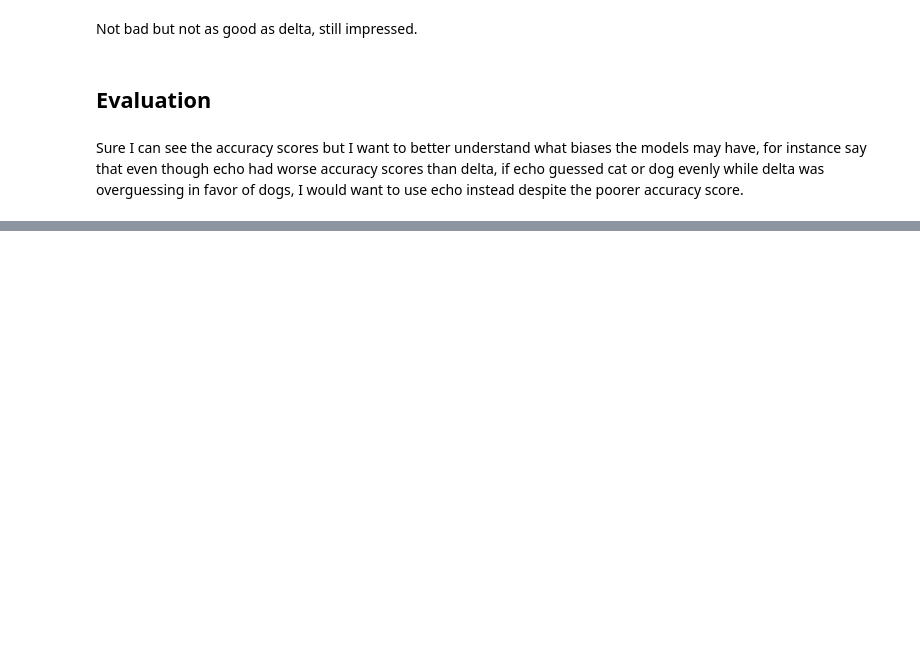
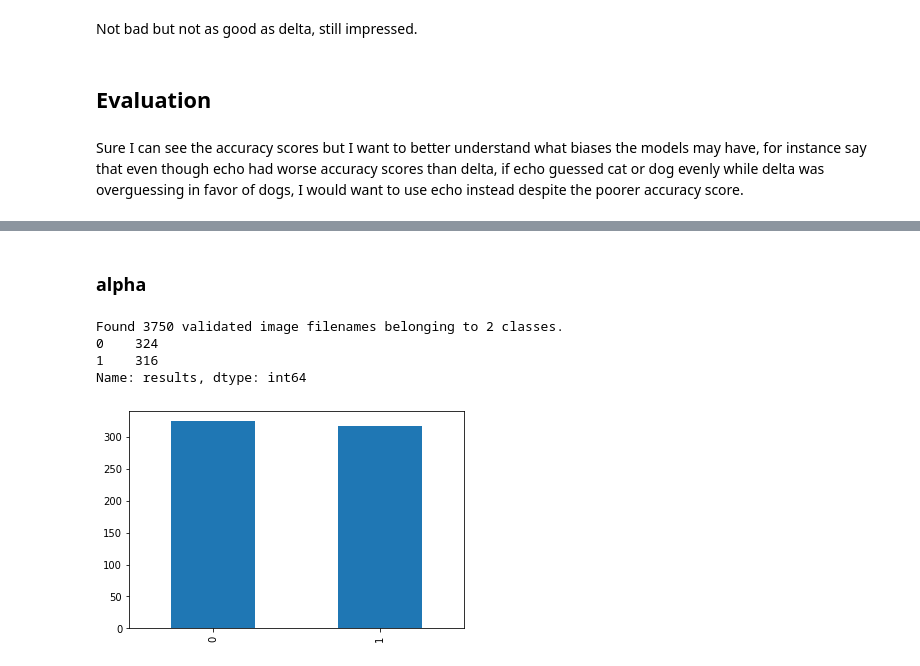
Before and after one commit to Booandlean/cat_or_dog, a Jupyter notebook: Notebooks/Modeling.ipynb, the cells around one changed output, grey strips where cells are left out. Drawn from its saved outputs; the diff is of its cells as text; code cells hidden in the pictures; blank space fills up the shorter version.

```diff
--- a/Notebooks/Modeling.ipynb
+++ b/Notebooks/Modeling.ipynb
@@ -626,0 +687,28 @@ This showdown is going to be between echo, delta, and alpha with the validation
+# %% [markdown]
+### alpha
+# %%
+img_size = (width, height) #back to 404 360
+
+val_generator = img_gen.flow_from_dataframe(
+    v_t,
+    data_path,
+    x_col = 'filename',
+    y_col = 'label',
+    target_size = img_size,
+    batch_size = batch_size,
+    class_mode ='categorical',
+    color_mode='rgb'
+)
+
+
+pred_a = alpha.predict_generator(val_generator, steps = 20)
+alpha_val_df = pd.DataFrame()
+alpha_val_df['results'] = np.argmax(pred_a, axis=-1)
+alpha_val_df['results'].value_counts().plot.bar()
+print(alpha_val_df['results'].value_counts())
+# %% [output]
+Found 3750 validated image filenames belonging to 2 classes.
+0    324
+1    316
+Name: results, dtype: int64
+[figure, added]
```
Also changed, not shown: parts of 8 cells of this notebook.
